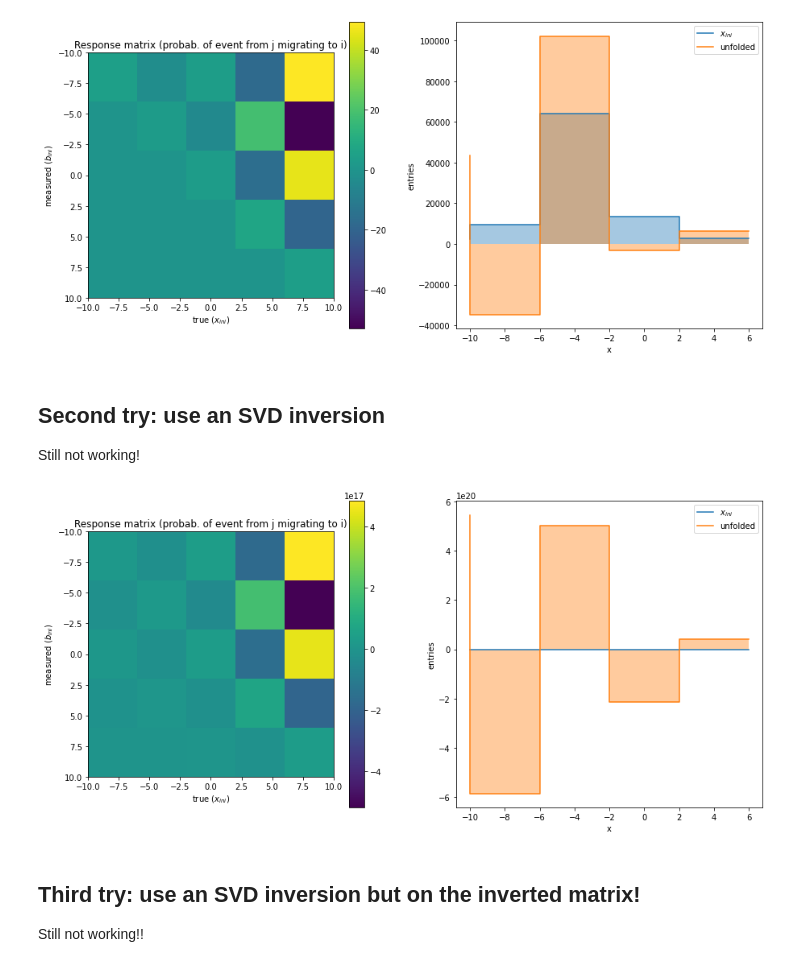
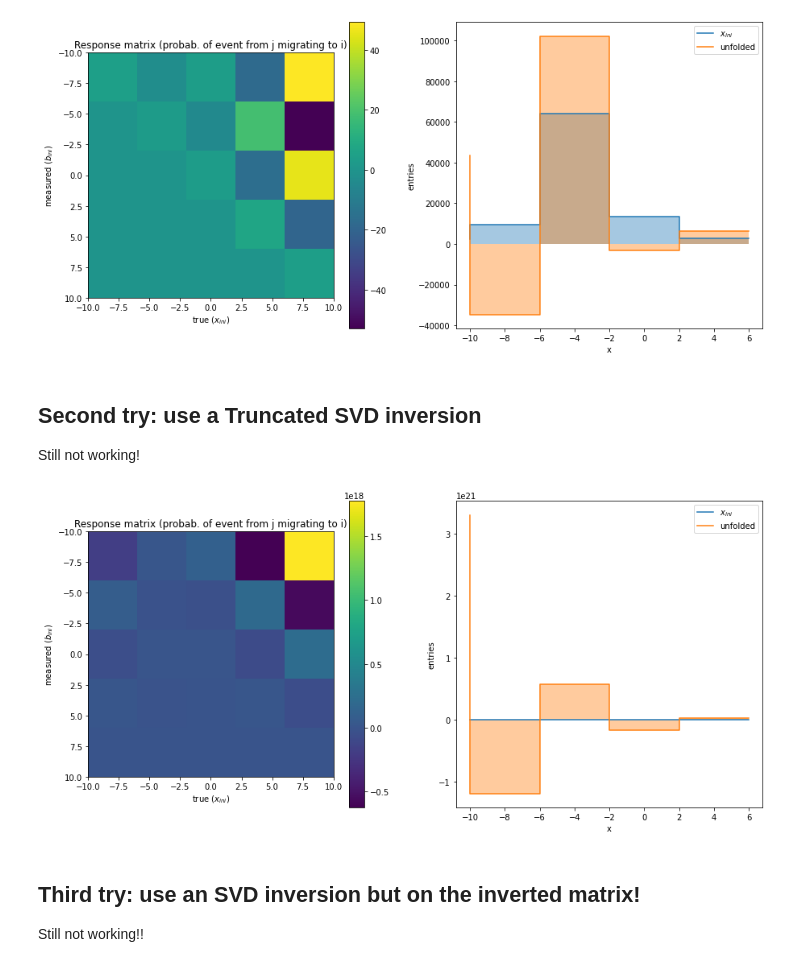
Before and after one commit to peguerosdc/unfolding_benchmark, a Jupyter notebook: lessons/why matrix inversion doesnt work.ipynb, the cells around one changed output. Cells and saved outputs as stored; diff of their text form; code cells hidden in the pictures.

```diff
--- a/lessons/why matrix inversion doesnt work.ipynb
+++ b/lessons/why matrix inversion doesnt work.ipynb
@@ -59,16 +49,0 @@ cutdummy = -99999.0
-# %%
-# toy generation
-nbins = 5
-xini = ROOT.TH1D("xini", "MC truth", nbins, -10, 10)
-bini = ROOT.TH1D("bini", "MC reco", nbins, -10, 10)
-Adet = ROOT.TH2D("Adet", "detector response", nbins, -10.0, 10.0, nbins, -10.0, 10.0)
-
-# Fill the MC using a Breit-Wigner, mean 0.3 and width 2.5.
-amount = 100000
-for i in range(amount):
-    xt = R.BreitWigner(0.3, 2.5)
-    xini.Fill(xt)
-    x = reconstruct(xt, R)
-    if x != cutdummy:
-        Adet.Fill(x, xt)
-        bini.Fill(x)
@@ -86,3 +50,24 @@ Adetpy = np.true_divide(Adetpy_events, xinipy, where=xinipy!=0)
+# %%
+# toy generation
+nbins = 5
+# Generate initial distribution and response matrix
+xini, bini, Adet = example.maker.generate_initial_samples(nbins)
+# Generate test distribution (what is measured in the experiment)
+datatrue, data, statcov = example.maker.generate_test_samples(nbins)
+
+# Map ROOT objects to numpy arrays
+xinipy, xinipy_edges = root_utils.histogram_to_python(xini)
+binipy, binipy_edges = root_utils.histogram_to_python(bini)
+Adetpy_events, Adetpy_edges = root_utils.histogram_to_python(Adet)
+
+# Data
+datapy, datapy_edges = root_utils.histogram_to_python(data)
+# Data "truth" distribution to test the unfolding
+datatruepy, datatruepy_edges = root_utils.histogram_to_python(datatrue)
+# Statistical covariance matrix
+statcovpy, statcovpy_edges = root_utils.histogram_to_python(statcov)
+# Turn Adetpy from number of events to probabilities (to use it with quantum annealing)
+Adetpy = np.true_divide(Adetpy_events, xinipy, where=xinipy!=0)
 # %%
 plot_everything(Adetpy, xinipy, binipy, xinipy_edges)
 # %% [output]
@@ -100,24 +85,24 @@ plot_everything(Ainv, xinipy, unfolded, xinipy_edges, reconstructed_name="unfold
 # %% [output]
 [figure]
 # %% [markdown]
-## Second try: use an SVD inversion
+## Second try: use a Truncated SVD inversion
 Still not working!
 # %%
 # Pseudo-invert matrix
 U, S, Vh = np.linalg.svd(Adetpy, full_matrices=True)
 # Truncate (rmax = 5)
-r = 4
+r = 3
 Apseudo = 0
 for i in range(0,r):
     Apseudo += S[i]*np.outer(U[:,i], Vh.T[:,i])
 # Invert approximation
 Ainv_pseudo = np.linalg.inv(Apseudo)
 # Try to unfold
 unfolded = Ainv_pseudo.dot(binipy)
 # Plot
 plot_everything(Ainv_pseudo, xinipy, unfolded, xinipy_edges, reconstructed_name="unfolded")
 # %% [output]
-[figure, old version]
+[figure, new version]
 # %% [markdown]
 ## Third try: use an SVD inversion but on the inverted matrix!
 Still not working!!
```
Also changed, not shown: parts of 7 cells of this notebook.
